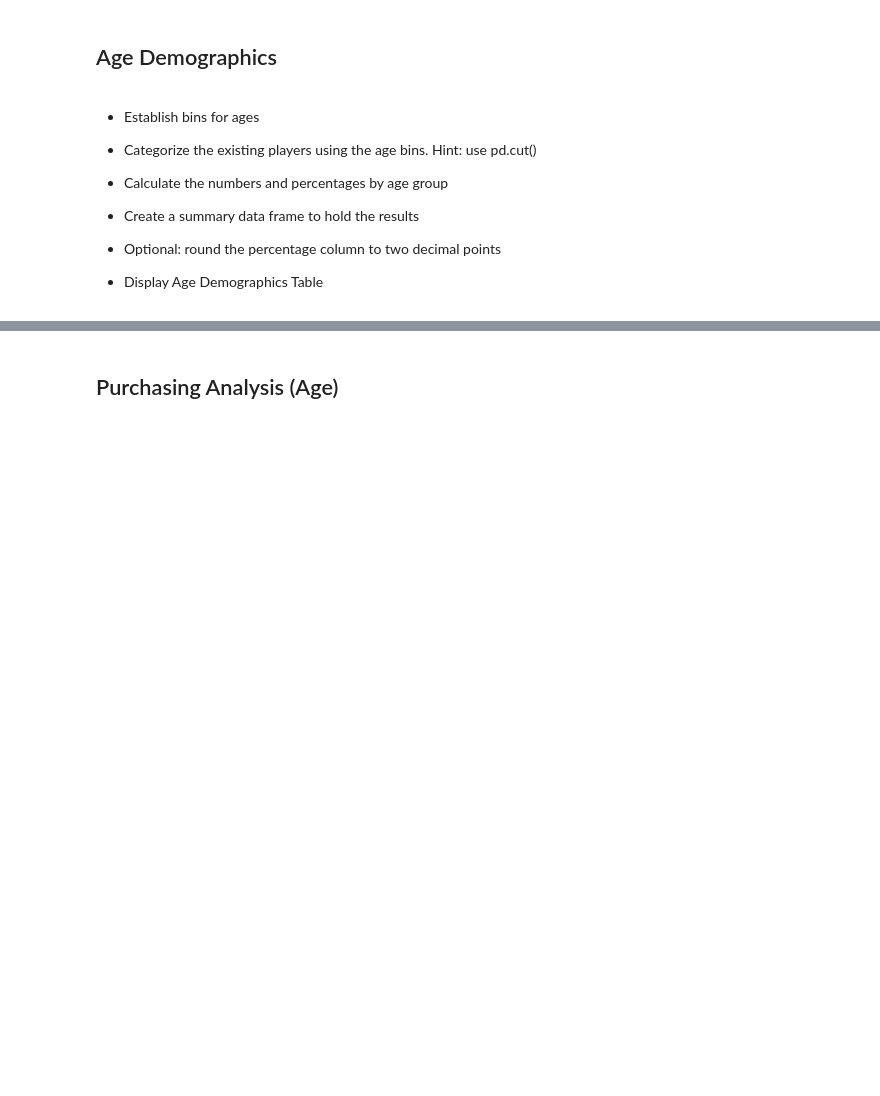
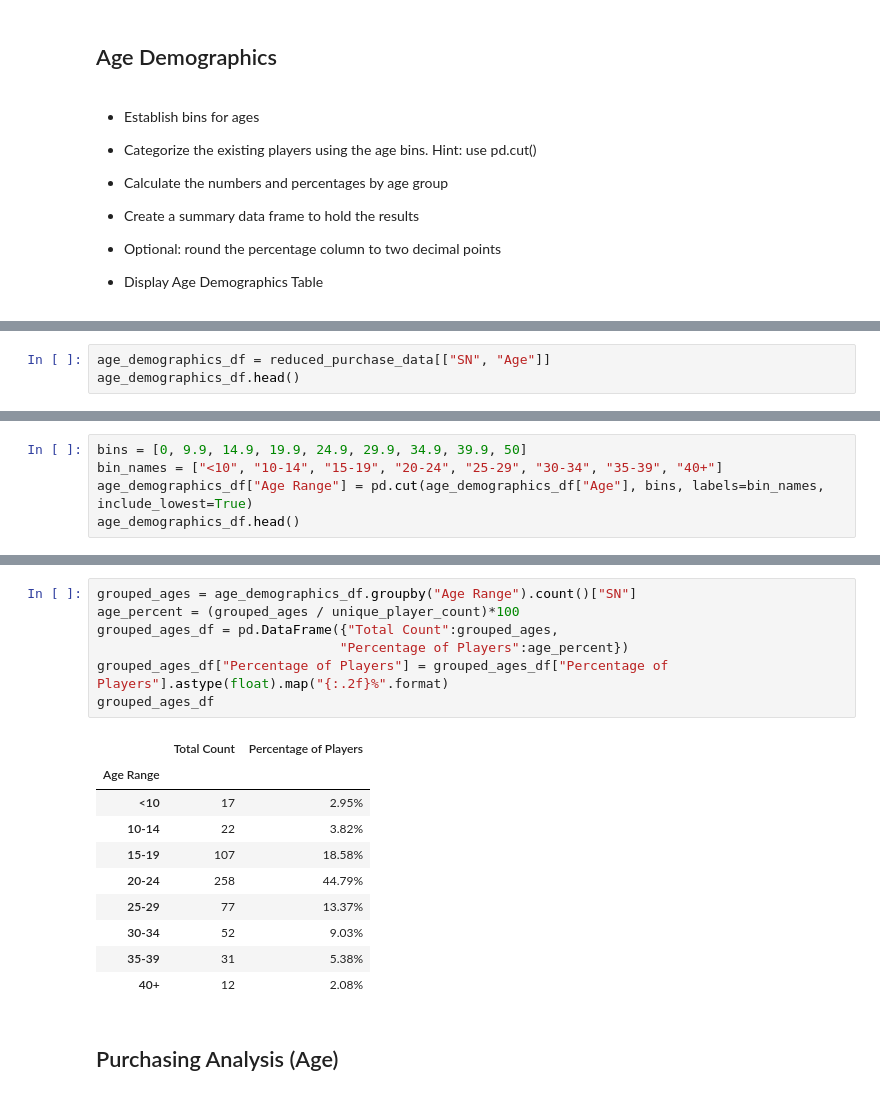
Before and after one commit to LaurenGT/HeroesOfPymoli_Analysis, a Jupyter notebook: HeroesOfPymoli/02-HerosOfPymoli_AnalysisCode.ipynb, the cells around one changed output, grey strips where cells are left out. Cells and saved outputs as stored; diff of their text form; blank space fills up the shorter version.

Commit message:
age demographics complete

```diff
--- a/HeroesOfPymoli/02-HerosOfPymoli_AnalysisCode.ipynb
+++ b/HeroesOfPymoli/02-HerosOfPymoli_AnalysisCode.ipynb
@@ -219,0 +229,3 @@ purchasing_analysis_summary_df
+# %%
+age_demographics_df = reduced_purchase_data[["SN", "Age"]]
+age_demographics_df.head()
@@ -219,0 +239,5 @@ purchasing_analysis_summary_df
+# %%
+bins = [0, 9.9, 14.9, 19.9, 24.9, 29.9, 34.9, 39.9, 50]
+bin_names = ["<10", "10-14", "15-19", "20-24", "25-29", "30-34", "35-39", "40+"]
+age_demographics_df["Age Range"] = pd.cut(age_demographics_df["Age"], bins, labels=bin_names, include_lowest=True)
+age_demographics_df.head()
@@ -220,3 +251,21 @@ purchasing_analysis_summary_df
+# %%
+grouped_ages = age_demographics_df.groupby("Age Range").count()["SN"]
+age_percent = (grouped_ages / unique_player_count)*100
+grouped_ages_df = pd.DataFrame({"Total Count":grouped_ages,
+                               "Percentage of Players":age_percent})
+grouped_ages_df["Percentage of Players"] = grouped_ages_df["Percentage of Players"].astype(float).map("{:.2f}%".format)
+grouped_ages_df
+# %% [output]
+|  | Total Count | Percentage of Players |
+| Age Range |  |  |
+| <10 | 17 | 2.95% |
+| 10-14 | 22 | 3.82% |
+| 15-19 | 107 | 18.58% |
+| 20-24 | 258 | 44.79% |
+| 25-29 | 77 | 13.37% |
+| 30-34 | 52 | 9.03% |
+| 35-39 | 31 | 5.38% |
+| 40+ | 12 | 2.08% |
 # %% [markdown]
 ## Purchasing Analysis (Age)
 # %% [markdown]
```
Also changed, not shown: parts of 7 cells of this notebook.
